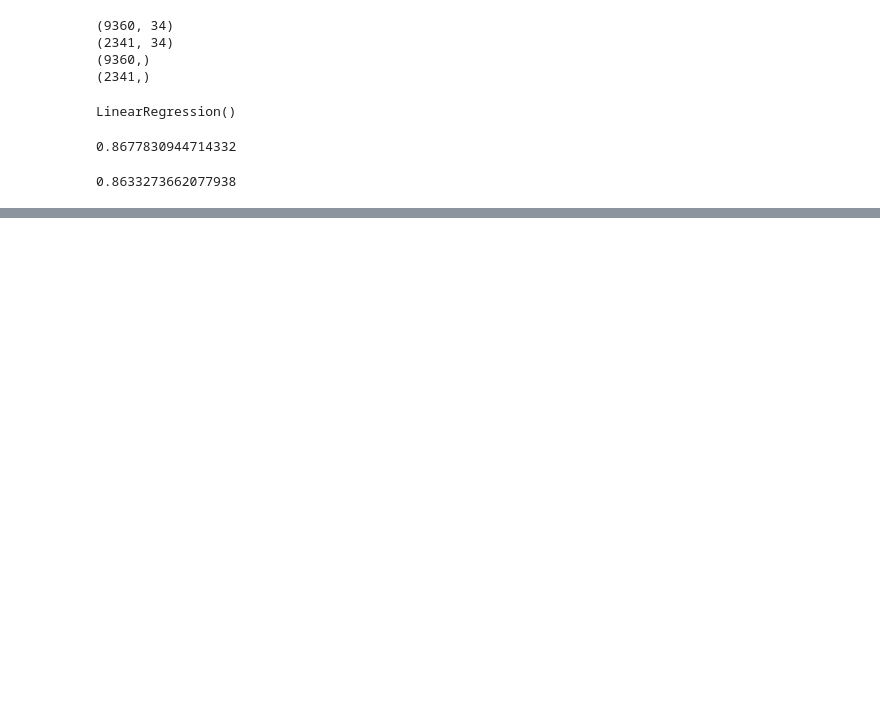
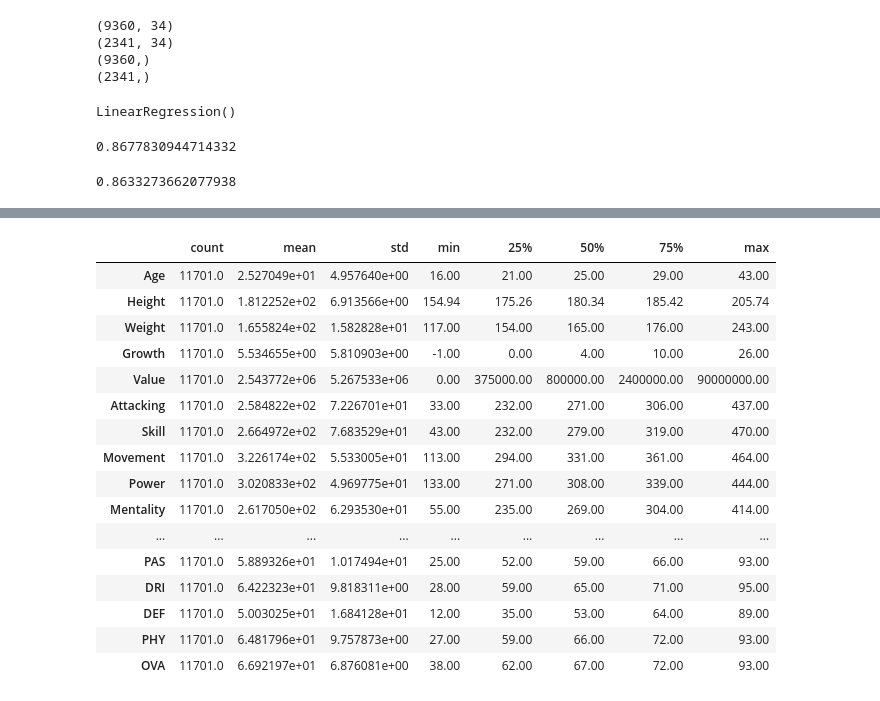
Before and after one commit to AGordon777/Fifa21, a Jupyter notebook: 2.01 FIFA 21 PROJECT.ipynb, the cells around one changed output, grey strips where cells are left out. Drawn from its saved outputs; the diff is of its cells as text; code cells hidden in the pictures; blank space fills up the shorter version.

```diff
--- a/2.01 FIFA 21 PROJECT.ipynb
+++ b/2.01 FIFA 21 PROJECT.ipynb
@@ -540,0 +717,20 @@ r2_score(y_test, predictions_test2)
+# %%
+data4.describe().T
+# %% [output]
+|  | count | mean | std | min | 25% | 50% | 75% | max |
+| Age | 11701.0 | 2.527049e+01 | 4.957640e+00 | 16.00 | 21.00 | 25.00 | 29.00 | 43.00 |
+| Height | 11701.0 | 1.812252e+02 | 6.913566e+00 | 154.94 | 175.26 | 180.34 | 185.42 | 205.74 |
+| Weight | 11701.0 | 1.655824e+02 | 1.582828e+01 | 117.00 | 154.00 | 165.00 | 176.00 | 243.00 |
+| Growth | 11701.0 | 5.534655e+00 | 5.810903e+00 | -1.00 | 0.00 | 4.00 | 10.00 | 26.00 |
+| Value | 11701.0 | 2.543772e+06 | 5.267533e+06 | 0.00 | 375000.00 | 800000.00 | 2400000.00 | 90000000.00 |
+| Attacking | 11701.0 | 2.584822e+02 | 7.226701e+01 | 33.00 | 232.00 | 271.00 | 306.00 | 437.00 |
+| Skill | 11701.0 | 2.664972e+02 | 7.683529e+01 | 43.00 | 232.00 | 279.00 | 319.00 | 470.00 |
+| Movement | 11701.0 | 3.226174e+02 | 5.533005e+01 | 113.00 | 294.00 | 331.00 | 361.00 | 464.00 |
+| Power | 11701.0 | 3.020833e+02 | 4.969775e+01 | 133.00 | 271.00 | 308.00 | 339.00 | 444.00 |
+| Mentality | 11701.0 | 2.617050e+02 | 6.293530e+01 | 55.00 | 235.00 | 269.00 | 304.00 | 414.00 |
+| ... | ... | ... | ... | ... | ... | ... | ... | ... |
+| PAS | 11701.0 | 5.889326e+01 | 1.017494e+01 | 25.00 | 52.00 | 59.00 | 66.00 | 93.00 |
+| DRI | 11701.0 | 6.422323e+01 | 9.818311e+00 | 28.00 | 59.00 | 65.00 | 71.00 | 95.00 |
+| DEF | 11701.0 | 5.003025e+01 | 1.684128e+01 | 12.00 | 35.00 | 53.00 | 64.00 | 89.00 |
+| PHY | 11701.0 | 6.481796e+01 | 9.757873e+00 | 27.00 | 59.00 | 66.00 | 72.00 | 93.00 |
+| OVA | 11701.0 | 6.692197e+01 | 6.876081e+00 | 38.00 | 62.00 | 67.00 | 72.00 | 93.00 |
```
Also changed, not shown: parts of 33 cells of this notebook, 4 other files.
